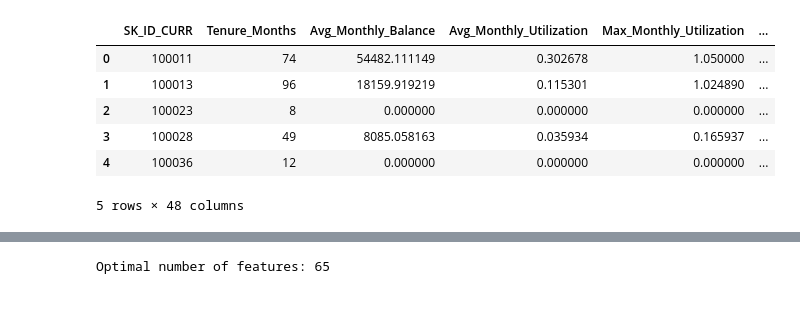
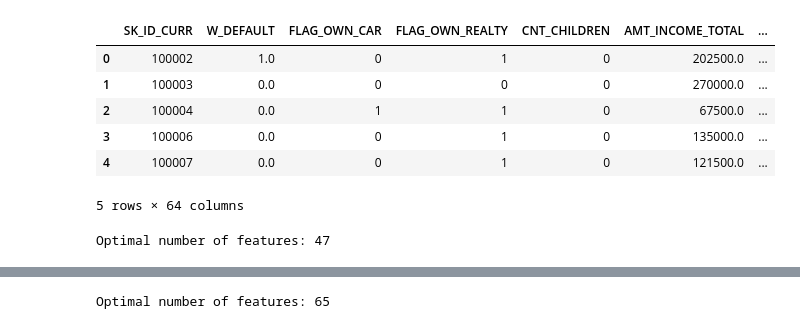
Before and after one commit to dev-dords/ML2_Project, a Jupyter notebook: rfecv.ipynb, the cells around one changed output, grey strips where cells are left out. Drawn from its saved outputs; the diff is of its cells as text; code cells hidden in the pictures.

Commit message:
Add hanlding for added features (up to the 64) Add shap plot for RFECV output

```diff
--- a/rfecv.ipynb
+++ b/rfecv.ipynb
@@ -5,16 +5,17 @@ import pandas as pd
 import matplotlib.pyplot as plt
 import seaborn as sns
 # %%
-df = pd.read_csv('data/preprocessed.csv')
-df.head()
+test_df = pd.read_csv('data/test_64f_somefill0.csv')
+train_df = pd.read_csv('data/train_64f_somefill0.csv')
+train_df.head()
 # %% [output]
-|  | SK_ID_CURR | Tenure_Months | Avg_Monthly_Balance | Avg_Monthly_Utilization | Max_Monthly_Utilization | ... |
-| 0 | 100011 | 74 | 54482.111149 | 0.302678 | 1.050000 | ... |
-| 1 | 100013 | 96 | 18159.919219 | 0.115301 | 1.024890 | ... |
-| 2 | 100023 | 8 | 0.000000 | 0.000000 | 0.000000 | ... |
-| 3 | 100028 | 49 | 8085.058163 | 0.035934 | 0.165937 | ... |
-| 4 | 100036 | 12 | 0.000000 | 0.000000 | 0.000000 | ... |
+|  | SK_ID_CURR | W_DEFAULT | FLAG_OWN_CAR | FLAG_OWN_REALTY | CNT_CHILDREN | AMT_INCOME_TOTAL | ... |
+| 0 | 100002 | 1.0 | 0 | 1 | 0 | 202500.0 | ... |
+| 1 | 100003 | 0.0 | 0 | 0 | 0 | 270000.0 | ... |
+| 2 | 100004 | 0.0 | 1 | 1 | 0 | 67500.0 | ... |
+| 3 | 100006 | 0.0 | 0 | 1 | 0 | 135000.0 | ... |
+| 4 | 100007 | 0.0 | 0 | 1 | 0 | 121500.0 | ... |
-5 rows × 48 columns
+5 rows × 64 columns
 # %%
 from sklearn.compose import ColumnTransformer
 from sklearn.preprocessing import MinMaxScaler, OneHotEncoder
@@ -62,0 +78,22 @@ auc_prc_score = make_scorer(auc_prc, needs_proba=True)
+# %%
+from sklearn.feature_selection import RFECV
+from xgboost import XGBClassifier
+
+# xgb = XGBClassifier(
+#     alpha=10.0,
+#     colsample_bytree=0.5,
+#     eta=0.06378779149966156,
+#     gamma=0.38372879913599683,
+#     reg_lambda =10.0,
+#     max_depth=9,
+#     min_child_weight=10.0,
+#     n_estimators=250,
+#     subsample=0.9386880085037652
+# )
+xgb = XGBClassifier(**best_params)
+rfecv = RFECV(estimator=xgb, step=1, cv=10, scoring='roc_auc', n_jobs=-1)
+rfecv.fit(X_train, y_train)
+
+print(f'Optimal number of features: {rfecv.n_features_}')
+# %% [output]
+Optimal number of features: 47
```
Also changed, not shown: parts of 14 cells of this notebook.
